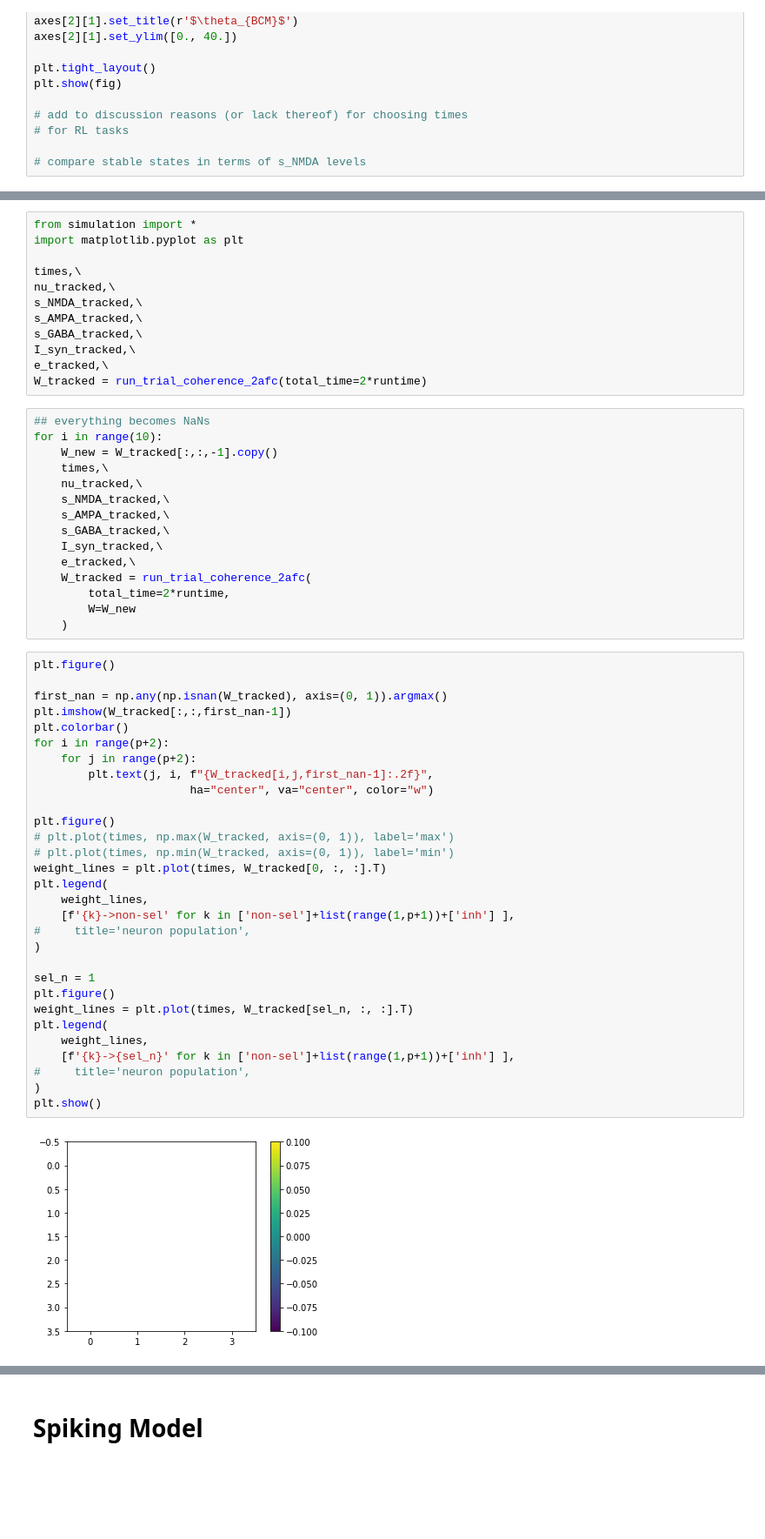
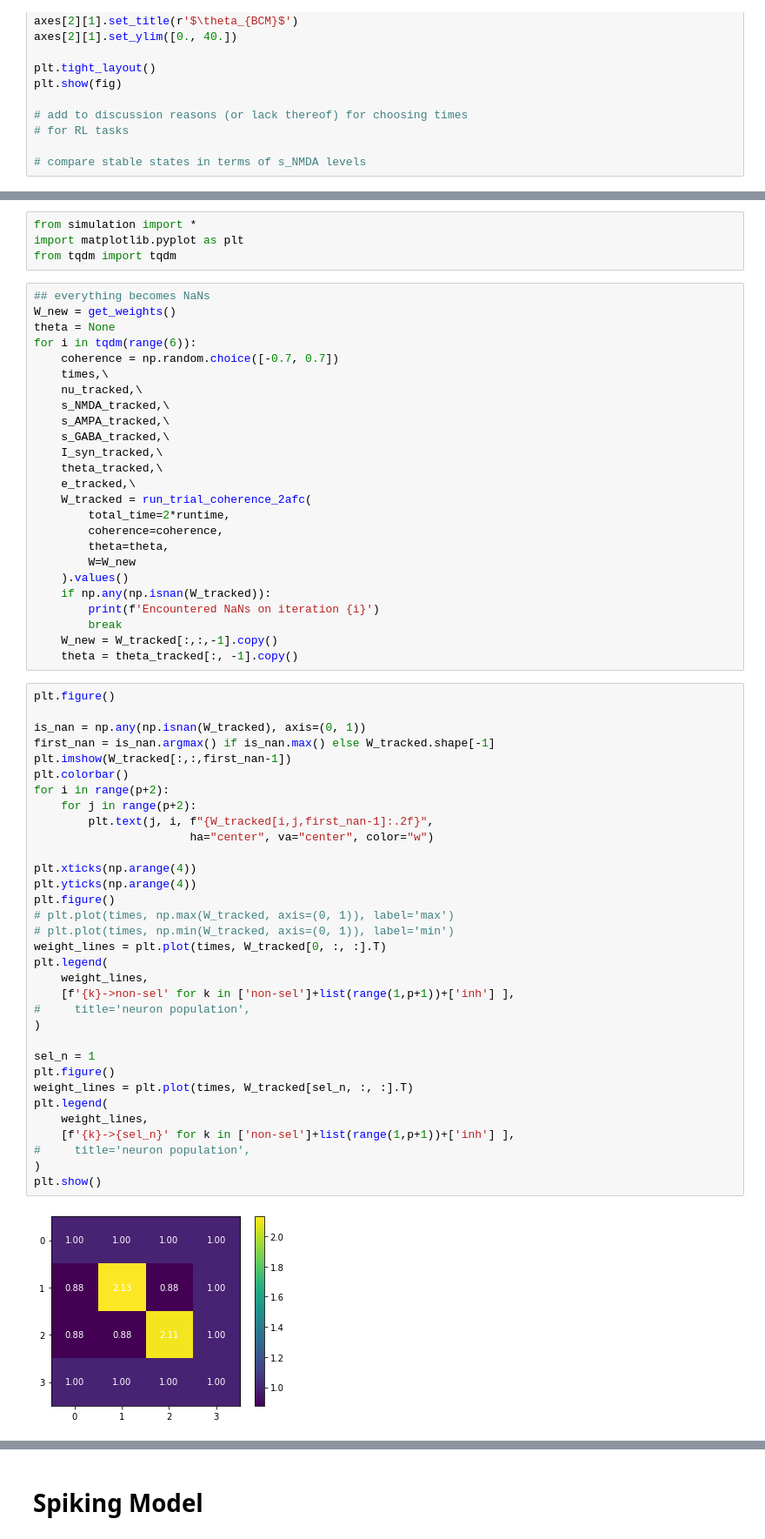
Before and after one commit to DeanTM/masters-scripts, a Jupyter notebook: Current Based Approximation/Current-Based-Models.ipynb, the cells around one changed output, grey strips where cells are left out. Shown: that part at 87% size. Cells and saved outputs as stored; diff of their text form; blank space fills up the shorter version.

```diff
--- a/Current Based Approximation/Current-Based-Models.ipynb
+++ b/Current Based Approximation/Current-Based-Models.ipynb
@@ -603,59 +605,64 @@ The autoreload extension is already loaded. To reload it, use:
 # %%
 from simulation import *
 import matplotlib.pyplot as plt
-
-times,\
-nu_tracked,\
-s_NMDA_tracked,\
-s_AMPA_tracked,\
-s_GABA_tracked,\
-I_syn_tracked,\
-e_tracked,\
-W_tracked = run_trial_coherence_2afc(total_time=2*runtime)
+from tqdm import tqdm
 # %%
 ## everything becomes NaNs
-for i in range(10):
-    W_new = W_tracked[:,:,-1].copy()
+W_new = get_weights()
+theta = None
+for i in tqdm(range(6)):
+    coherence = np.random.choice([-0.7, 0.7])
     times,\
     nu_tracked,\
     s_NMDA_tracked,\
     s_AMPA_tracked,\
     s_GABA_tracked,\
     I_syn_tracked,\
+    theta_tracked,\
     e_tracked,\
     W_tracked = run_trial_coherence_2afc(
         total_time=2*runtime,
+        coherence=coherence,
+        theta=theta,
         W=W_new
-    )
+    ).values()
+    if np.any(np.isnan(W_tracked)):
+        print(f'Encountered NaNs on iteration {i}')
+        break
+    W_new = W_tracked[:,:,-1].copy()
+    theta = theta_tracked[:, -1].copy()
 # %%
 plt.figure()
 
-first_nan = np.any(np.isnan(W_tracked), axis=(0, 1)).argmax()
+is_nan = np.any(np.isnan(W_tracked), axis=(0, 1))
+first_nan = is_nan.argmax() if is_nan.max() else W_tracked.shape[-1]
 plt.imshow(W_tracked[:,:,first_nan-1])
 plt.colorbar()
 for i in range(p+2):
     for j in range(p+2):
         plt.text(j, i, f"{W_tracked[i,j,first_nan-1]:.2f}",
                        ha="center", va="center", color="w")
 
+plt.xticks(np.arange(4))
+plt.yticks(np.arange(4))
 plt.figure()
 # plt.plot(times, np.max(W_tracked, axis=(0, 1)), label='max')
 # plt.plot(times, np.min(W_tracked, axis=(0, 1)), label='min')
 weight_lines = plt.plot(times, W_tracked[0, :, :].T)
 plt.legend(
     weight_lines,
     [f'{k}->non-sel' for k in ['non-sel']+list(range(1,p+1))+['inh'] ],
 #     title='neuron population',
 )
 
 sel_n = 1
 plt.figure()
 weight_lines = plt.plot(times, W_tracked[sel_n, :, :].T)
 plt.legend(
     weight_lines,
     [f'{k}->{sel_n}' for k in ['non-sel']+list(range(1,p+1))+['inh'] ],
 #     title='neuron population',
 )
 plt.show()
 # %% [output]
-[figure, old version]
+[figure, new version]
```
Also changed, not shown: parts of 4 cells of this notebook, 2 other files.
